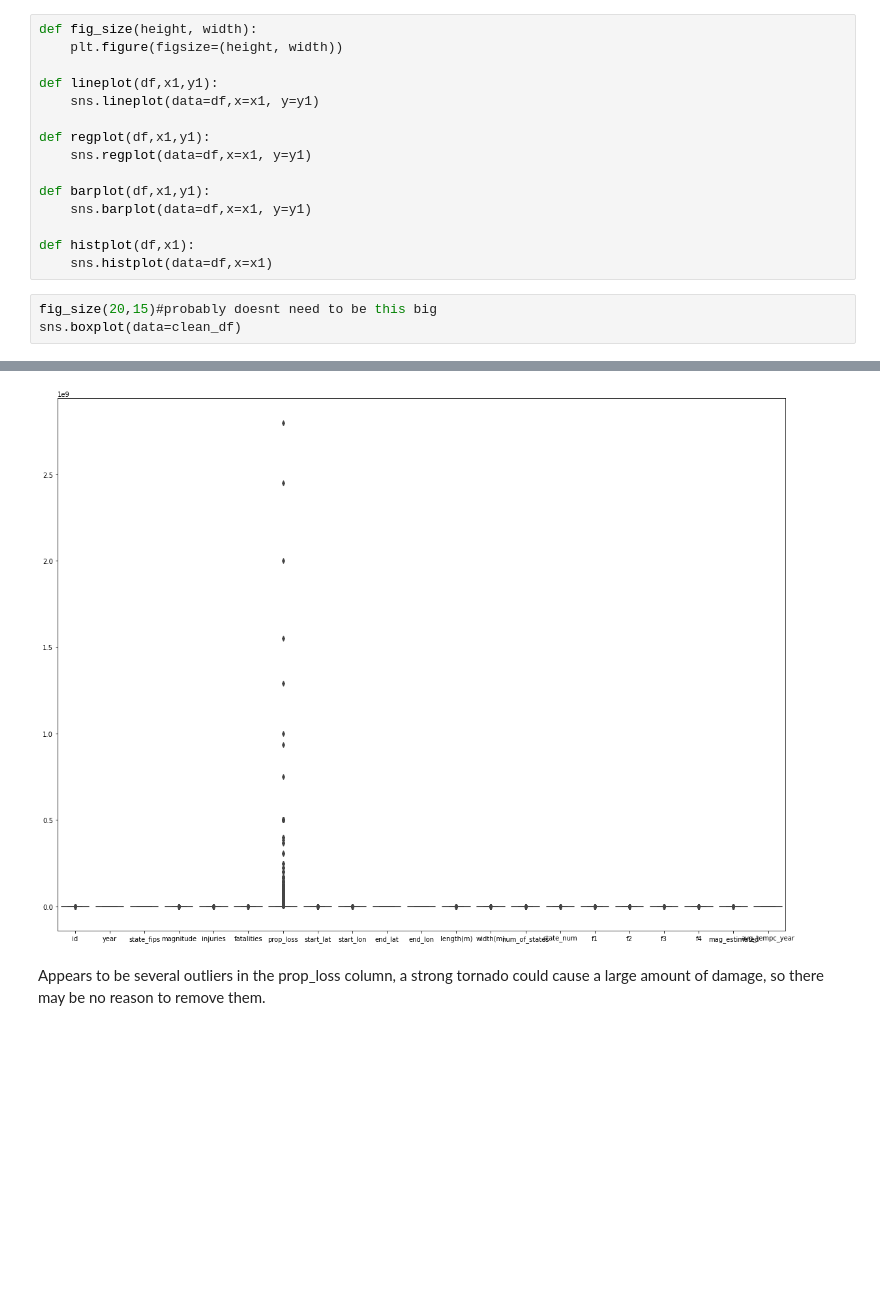
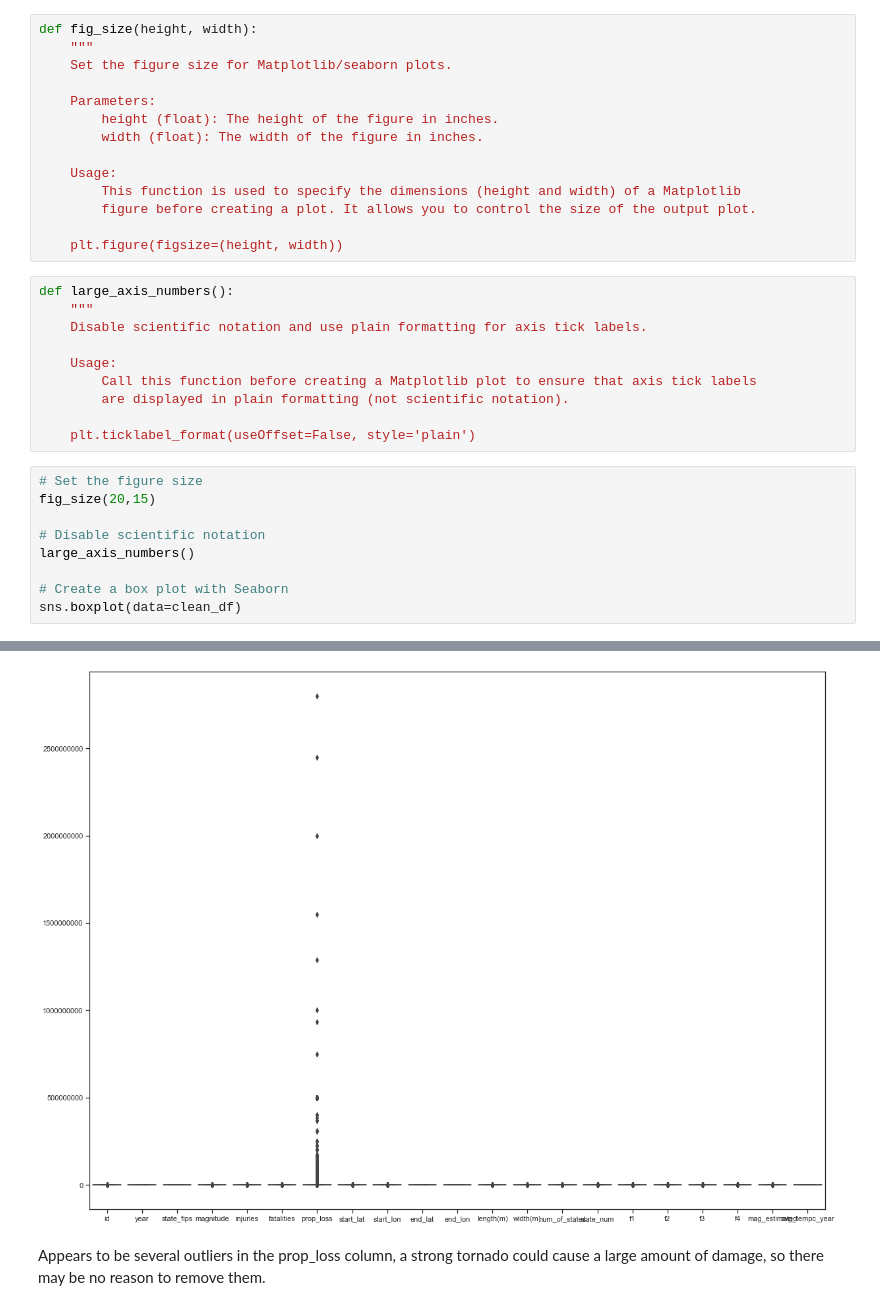
Before and after one commit to Kanustu/LHL_midterm_project, a Jupyter notebook: notebooks/3_eda.ipynb, the cells around one changed output, grey strips where cells are left out. Saved outputs shown, nothing was run; the diff lists cells and outputs as text; blank space fills up the shorter version.

Commit message:
commented code, removed redundant plot functions

```diff
--- a/notebooks/3_eda.ipynb
+++ b/notebooks/3_eda.ipynb
@@ -89,20 +98,35 @@ avg_tempc_year        0
 dtype: int64
 # %%
 def fig_size(height, width):
+    """
+    Set the figure size for Matplotlib/seaborn plots.
+
+    Parameters:
+        height (float): The height of the figure in inches.
+        width (float): The width of the figure in inches.
+
+    Usage:
+        This function is used to specify the dimensions (height and width) of a Matplotlib
+        figure before creating a plot. It allows you to control the size of the output plot.
+
     plt.figure(figsize=(height, width))
-
-def lineplot(df,x1,y1):
-    sns.lineplot(data=df,x=x1, y=y1)
-
-def regplot(df,x1,y1):
-    sns.regplot(data=df,x=x1, y=y1)
-
-def barplot(df,x1,y1):
-    sns.barplot(data=df,x=x1, y=y1)
-
-def histplot(df,x1):
-    sns.histplot(data=df,x=x1)
+# %%
+def large_axis_numbers():
+    """
+    Disable scientific notation and use plain formatting for axis tick labels.
+
+    Usage:
+        Call this function before creating a Matplotlib plot to ensure that axis tick labels
+        are displayed in plain formatting (not scientific notation).
+
+    plt.ticklabel_format(useOffset=False, style='plain')
 # %%
-fig_size(20,15)#probably doesnt need to be this big
+# Set the figure size
+fig_size(20,15)
+
+# Disable scientific notation
+large_axis_numbers()
+
+# Create a box plot with Seaborn
 sns.boxplot(data=clean_df)
 # %% [output]
@@ -110,4 +134,4 @@ sns.boxplot(data=clean_df)
-[figure, old version]
+[figure, new version]
 # %% [markdown]
 Appears to be several outliers in the prop_loss column, a strong tornado could cause a large amount of damage,
 so there may be no reason to remove them.
```
Also changed, not shown: parts of 24 cells of this notebook.
